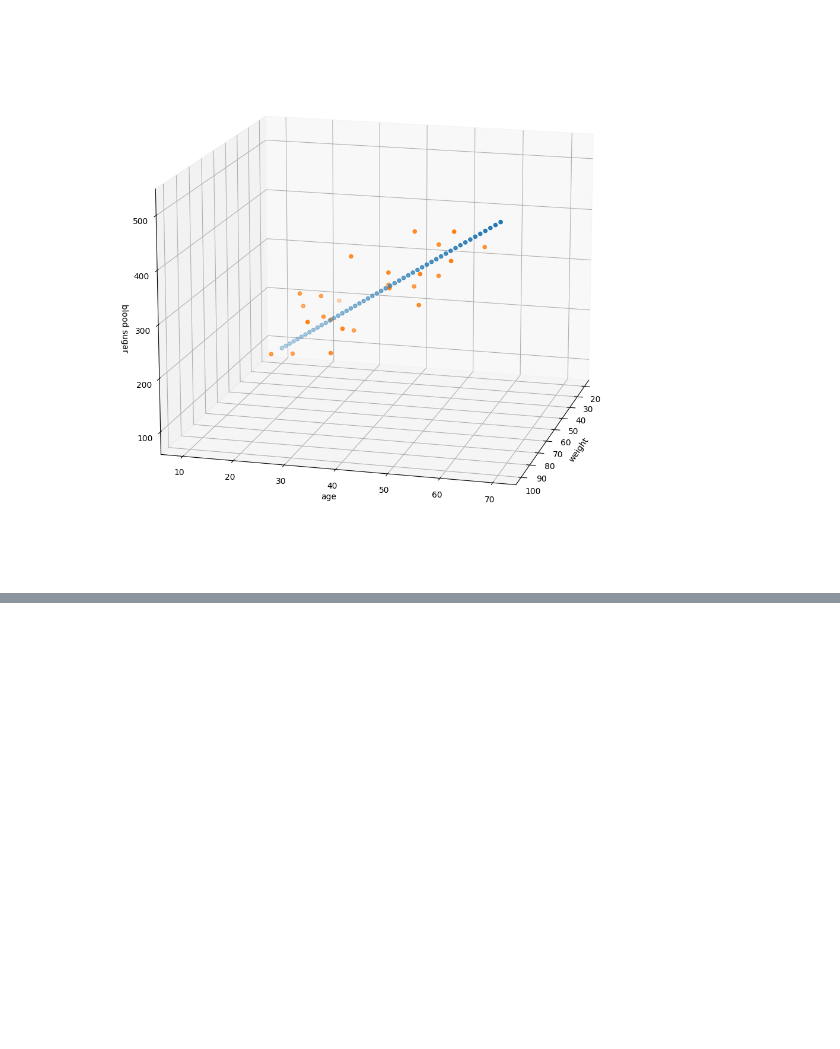
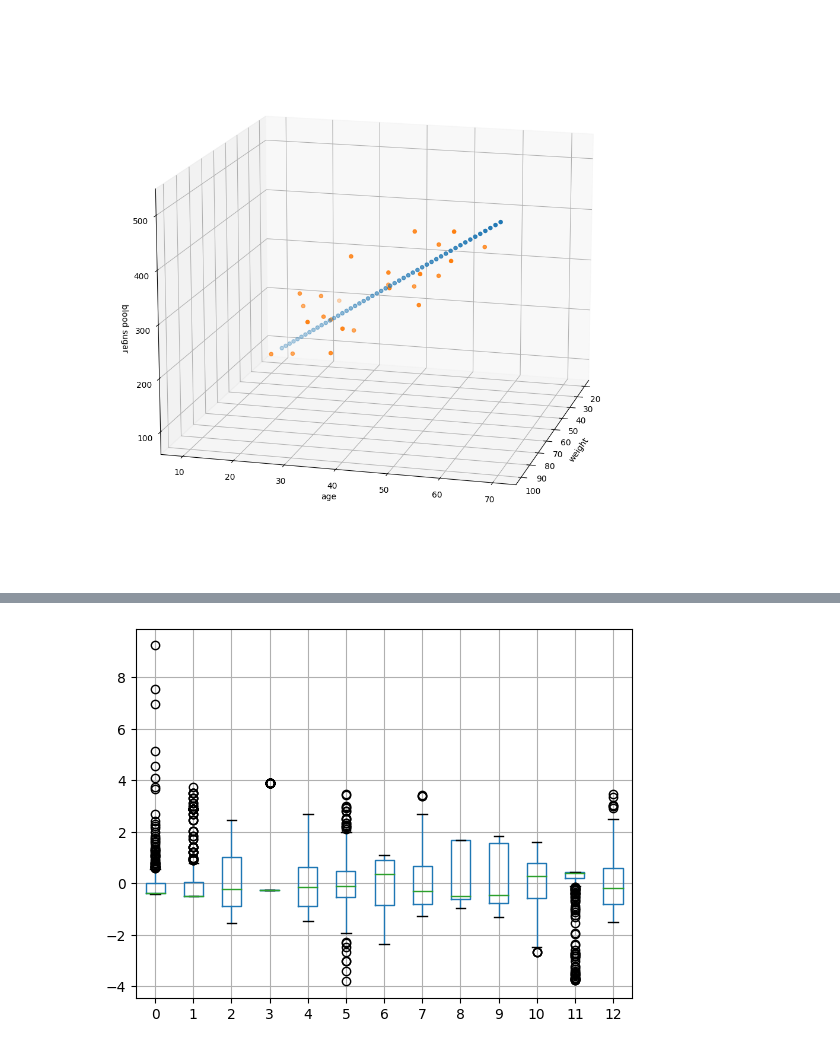
Before and after one commit to manki8908/Class_TJ_c22, a Jupyter notebook: python-인공신경망-tensorflow.ipynb, the cells around one changed output, grey strips where cells are left out. Drawn from its saved outputs; the diff is of its cells as text; code cells hidden in the pictures; blank space fills up the shorter version.

```diff
--- a/python-인공신경망-tensorflow.ipynb
+++ b/python-인공신경망-tensorflow.ipynb
@@ -360,0 +456,16 @@ plt.show()
+# %%
+from sklearn.preprocessing import StandardScaler
+
+scaler=StandardScaler() #평균 0, 표준편차 1로 만드는 스케일러
+
+scaler.fit(X_train)
+
+X_train_scaled=scaler.transform(X_train)
+
+X_test_scaled=scaler.transform(X_test)
+# %%
+pd.DataFrame(X_train_scaled).boxplot()
+
+plt.show()
+# %% [output]
+[figure, added]
```
Also changed, not shown: parts of 39 cells of this notebook, 26 other files.
